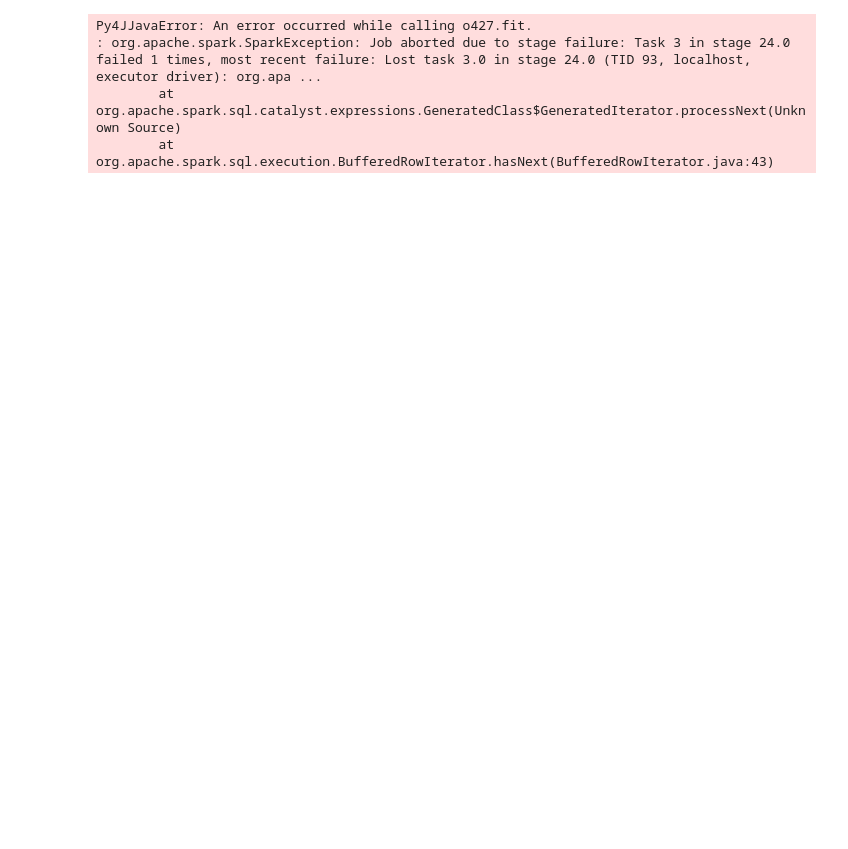
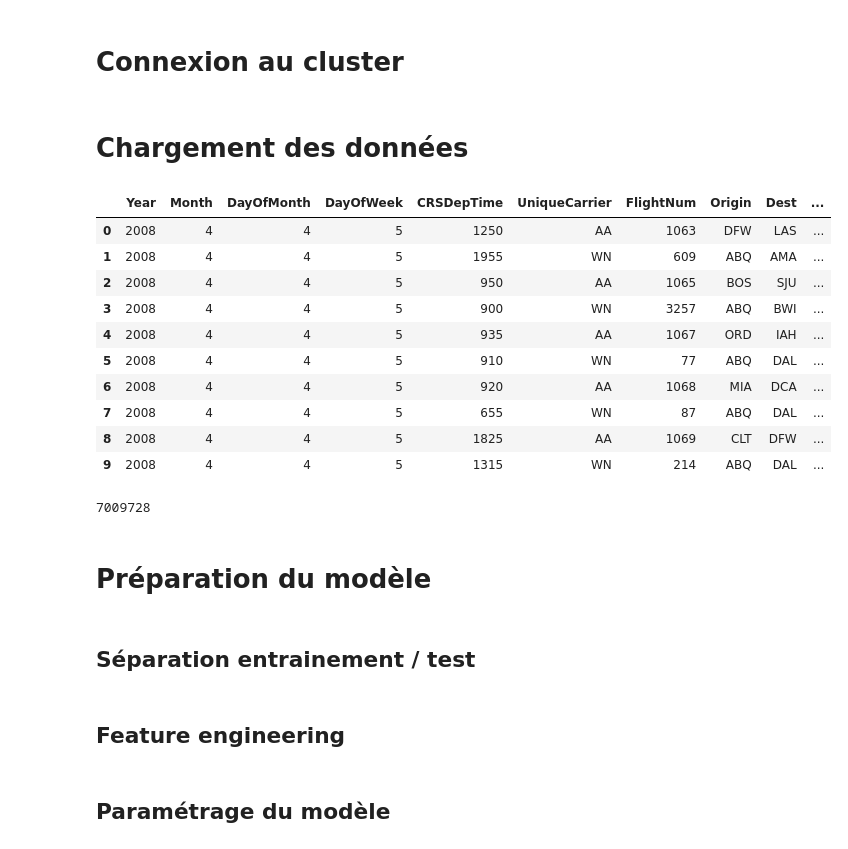
Before and after one commit to geraudster/airport-ml, a Jupyter notebook: src/main/notebooks/Airplane ML.ipynb, the cells around one changed output. Saved outputs shown, nothing was run; the diff lists cells and outputs as text; code cells hidden in the pictures; blank space fills up the shorter version.

Commit message:
first model + cv

```diff
--- a/src/main/notebooks/Airplane ML.ipynb
+++ b/src/main/notebooks/Airplane ML.ipynb
@@ -1,10 +1,15 @@
+# %% [markdown]
+# Connexion au cluster
 # %%
 from pyspark.sql import SparkSession
 
 spark = SparkSession \
     .builder \
     .appName("Airplane ML") \
+    .config('spark.executor.memory', '6g') \
     .getOrCreate()
+# %% [markdown]
+# Chargement des données
 # %%
 flights = spark.read.parquet('/data/parquet/flights')
 # %%
@@ -12,37 +17,47 @@ from pyspark.sql import *
 from pyspark.sql.types import *
 import pyspark.sql.functions as F
 
-flights = flights.na.drop() \
-    .withColumn('Delayed', (flights.ArrDelay > 20).cast('string')) \
+flights = flights.where(flights.Year == '2008') \
+    .select('Year', 'Month', 'DayOfMonth', 'DayOfWeek', 'CRSDepTime', 'UniqueCarrier', 'FlightNum', 'Origin', 'Dest', 'ArrDelay') \
+    .na.drop() \
+    .withColumn('Delayed', (F.when(flights.ArrDelay == 'NA', 0).otherwise(flights.ArrDelay).cast('integer') > 20).cast('string')) \
     .withColumn('Year', flights.Year.cast('integer')) \
     .withColumn('Month', flights.Month.cast('integer')) \
-    .withColumn('DayofMonth', flights.DayofMonth.cast('integer')) \
+    .withColumn('DayOfMonth', flights.DayOfMonth.cast('integer')) \
     .withColumn('DayOfWeek', flights.DayOfWeek.cast('integer')) \
-    .withColumn('DepTime', flights.DepTime.cast('integer'))
+    .withColumn('DepTime', flights.CRSDepTime.cast('integer'))
+
+features = ['Year', 'Month', 'DayOfMonth', 'DayOfWeek', 'DepTime', 'UniqueCarrierIndex', 'FlightNumIndex', 'OriginIndex', 'DestIndex']
+# %%
+flights.limit(10) \
+    .toPandas()
+# %% [output]
+|  | Year | Month | DayOfMonth | DayOfWeek | CRSDepTime | UniqueCarrier | FlightNum | Origin | Dest | ... |
+| 0 | 2008 | 4 | 4 | 5 | 1250 | AA | 1063 | DFW | LAS | ... |
+| 1 | 2008 | 4 | 4 | 5 | 1955 | WN | 609 | ABQ | AMA | ... |
+| 2 | 2008 | 4 | 4 | 5 | 950 | AA | 1065 | BOS | SJU | ... |
+| 3 | 2008 | 4 | 4 | 5 | 900 | WN | 3257 | ABQ | BWI | ... |
+| 4 | 2008 | 4 | 4 | 5 | 935 | AA | 1067 | ORD | IAH | ... |
+| 5 | 2008 | 4 | 4 | 5 | 910 | WN | 77 | ABQ | DAL | ... |
+| 6 | 2008 | 4 | 4 | 5 | 920 | AA | 1068 | MIA | DCA | ... |
+| 7 | 2008 | 4 | 4 | 5 | 655 | WN | 87 | ABQ | DAL | ... |
+| 8 | 2008 | 4 | 4 | 5 | 1825 | AA | 1069 | CLT | DFW | ... |
+| 9 | 2008 | 4 | 4 | 5 | 1315 | WN | 214 | ABQ | DAL | ... |
+# %%
+flights.count()
+# %% [output]
+7009728
+# %% [markdown]
+# Préparation du modèle
+# %% [markdown]
+## Séparation entrainement / test
 # %%
 from pyspark.ml.feature import VectorAssembler, VectorIndexer
 from pyspark.ml.feature import StringIndexer, IndexToString
 from pyspark.ml.classification import RandomForestClassifier
 from pyspark.ml import Pipeline
 
-(trainingData, testData) = flights.randomSplit([0.7, 0.3])
-
-labelIndexer = StringIndexer(inputCol='Delayed', outputCol='DelayedIndex').fit(trainingData)
-categoricalIndexers = [ StringIndexer(inputCol=inputColName, outputCol=inputColName + 'Index').fit(trainingData) \
-                       for inputColName in ['UniqueCarrier', 'FlightNum', 'Origin', 'Dest'] ]
-
-assembler = VectorAssembler(
-    inputCols=['Year', 'Month', 'DayofMonth', 'DayOfWeek', 'DepTime', 'UniqueCarrierIndex', 'FlightNumIndex', 'OriginIndex', 'DestIndex'],
-    outputCol='features')
-
-rf = RandomForestClassifier(labelCol="DelayedIndex", featuresCol="features")
-
-pipeline = Pipeline(stages=[labelIndexer, *categoricalIndexers, assembler, rf])
-
-model = pipeline.fit(trainingData)
+(trainingData, testData) = [dataset.cache() for dataset in flights.randomSplit([0.7, 0.3])]
-# %% [output]
-Py4JJavaError: An error occurred while calling o427.fit.
-: org.apache.spark.SparkException: Job aborted due to stage failure: Task 3 in stage 24.0 failed 1 times, most recent failure: Lost task 3.0 in stage 24.0 (TID 93, localhost, executor driver): org.apa ...
-        at org.apache.spark.sql.catalyst.expressions.GeneratedClass$GeneratedIterator.processNext(Unknown Source)
-        at org.apache.spark.sql.execution.BufferedRowIterator.hasNext(BufferedRowIterator.java:43)
+# %% [markdown]
+## Feature engineering
 # %%
@@ -50,0 +71,2 @@ categoricalIndexers = [ StringIndexer(inputCol=inputColName, outputCol=inputColN
+# %% [markdown]
+## Paramétrage du modèle
```
Also changed, not shown: parts of 14 cells of this notebook.
